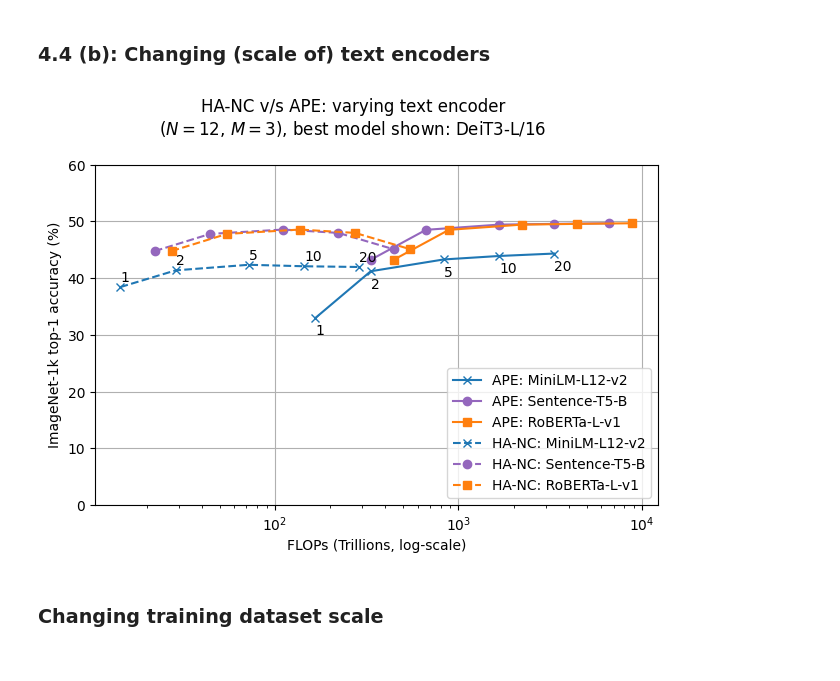
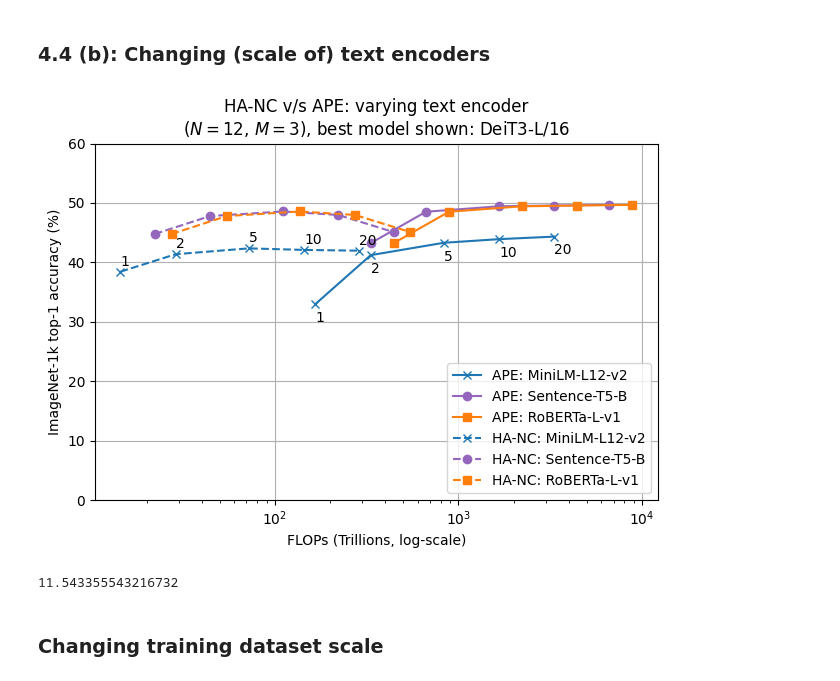
Before and after one commit to jaisidhsingh/hypa-new, a Jupyter notebook: hyperalignment/plot.ipynb, the cells around one changed output. Drawn from its saved outputs; the diff is of its cells as text; code cells hidden in the pictures.

```diff
--- a/hyperalignment/plot.ipynb
+++ b/hyperalignment/plot.ipynb
@@ -243,35 +243,43 @@ for j, bench in enumerate(["imagenet1k"]):
     axes.plot(hnet_flops2, hnet_acc3, color="tab:purple", linestyle="--", marker="o", label="HA-NC: Sentence-T5-B")
     axes.plot(hnet_flops3, hnet_acc3, color="tab:orange", linestyle="--", marker="s", label="HA-NC: RoBERTa-L-v1")
 
     for jj, e in enumerate(epochs):
         ape_flop_list = [ape_flops1, ape_flops2, ape_flops3]
         ape_acc_list = [ape_acc1, ape_acc2, ape_acc3]
         for x, y in zip(ape_flop_list, ape_acc_list):
             axes.annotate(str(e), (x[jj], y[jj] - 3))
             break
 
         hnet_flop_list = [hnet_flops1, hnet_flops2, hnet_flops3]
         hnet_acc_list = [hnet_acc1, hnet_acc2, hnet_acc3]
         for x, y in zip(hnet_flop_list, hnet_acc_list):
             axes.annotate(str(e), (x[jj], y[jj] + 1))
             break
 
     # plt.axhline(rcs[bench], linestyle="--", color="black", label="random chance")
 
     if j == 0:
         axes.legend(loc="lower right", )
     axes.set_ylim(lims[bench])
     axes.set_ylabel(f"{names[bench]} top-1 accuracy (%)")
     axes.set_xscale("log")
     axes.set_xlabel("FLOPs (Trillions, log-scale)")
     axes.grid(True)
 
-plt.suptitle("HA-NC v/s APE: varying text encoder\n($N=12$, $M=3$), best model shown: DeiT3-L/16")
+plt.title("HA-NC v/s APE: varying text encoder\n($N=12$, $M=3$), best model shown: DeiT3-L/16")
 plt.tight_layout()
 plt.savefig("final_plots/vary_te.pdf", dpi=300, format="pdf")
 plt.show()
 # %% [output]
-[figure, old version]
+[figure, new version]
+# %%
+a = 4 * get_ape_flops(384, 384) * 1 + \
+    4 * get_ape_flops(768, 384) * 1 + \
+    4 * get_ape_flops(1024, 384) * 1
+r = HNET_FLOPS_12_4_with_384_1ep / a
+1 / r
+# %% [output]
+11.543355543216732
 # %% [markdown]
 ### Changing training dataset scale
 # %%
```
Also changed, not shown: parts of 2 cells of this notebook, 5 other files.
